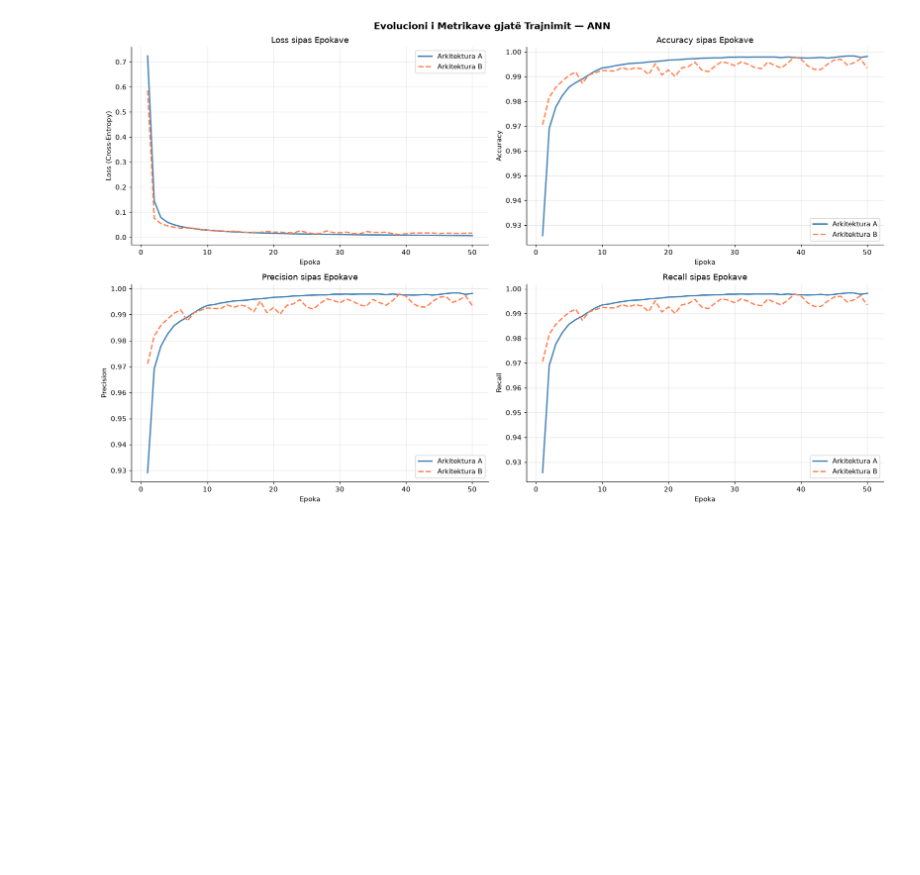
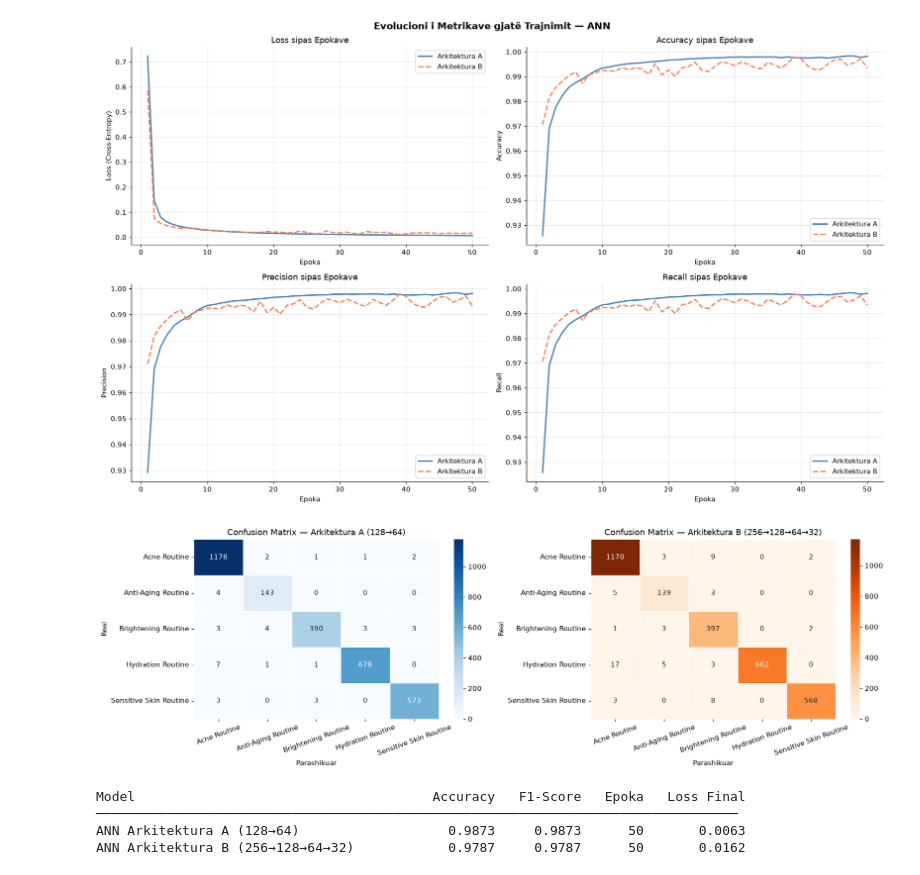
Before and after one commit to Sara587979/AI-Skincare-Personalization, a Jupyter notebook: skincare_ml.ipynb, the cells around one changed output. Drawn from its saved outputs; the diff is of its cells as text; code cells hidden in the pictures; blank space fills up the shorter version.

Commit message:
Confusion Matrix ANN A vs B dhe tabela krahasuese e rezultateve finale

```diff
--- a/skincare_ml.ipynb
+++ b/skincare_ml.ipynb
@@ -1216,3 +1216,42 @@ plt.tight_layout()
 plt.show()
 # %% [output]
 [figure]
+# %%
+# Confusion Matrix dhe krahasimi final A vs B
+fig, axes = plt.subplots(1, 2, figsize=(16, 5))
+
+sns.heatmap(confusion_matrix(y_test_dt, y_pred_ann_a), annot=True, fmt='d', cmap='Blues',
+            xticklabels=class_names_dt, yticklabels=class_names_dt, linewidths=0.5, ax=axes[0])
+axes[0].set_title('Confusion Matrix — Arkitektura A (128→64)')
+axes[0].set_xlabel('Parashikuar')
+axes[0].set_ylabel('Real')
+axes[0].tick_params(axis='x', rotation=20)
+
+sns.heatmap(confusion_matrix(y_test_dt, y_pred_ann_b), annot=True, fmt='d', cmap='Oranges',
+            xticklabels=class_names_dt, yticklabels=class_names_dt, linewidths=0.5, ax=axes[1])
+axes[1].set_title('Confusion Matrix — Arkitektura B (256→128→64→32)')
+axes[1].set_xlabel('Parashikuar')
+axes[1].set_ylabel('Real')
+axes[1].tick_params(axis='x', rotation=20)
+
+plt.tight_layout()
+plt.show()
+
+print(f"\n{'Model':<40} {'Accuracy':>10} {'F1-Score':>10} {'Epoka':>7} {'Loss Final':>12}")
+print("─" * 82)
+for name, y_pred, epochs, loss_final in [
+    ('ANN Arkitektura A (128→64)',        y_pred_ann_a, EPOCHS_A, history_a_loss[-1]),
+    ('ANN Arkitektura B (256→128→64→32)', y_pred_ann_b, EPOCHS_B, history_b_loss[-1]),
+]:
+    acc = accuracy_score(y_test_dt, y_pred)
+    f1  = f1_score(y_test_dt, y_pred, average='weighted')
+    print(f"{name:<40} {acc:>10.4f} {f1:>10.4f} {epochs:>7} {loss_final:>12.4f}")
+
+y_pred_mlp_a = y_pred_ann_a
+y_pred_mlp_b = y_pred_ann_b
+# %% [output]
+[figure, added]
+Model                                      Accuracy   F1-Score   Epoka   Loss Final
+──────────────────────────────────────────────────────────────────────────────────
+ANN Arkitektura A (128→64)                   0.9873     0.9873      50       0.0063
+ANN Arkitektura B (256→128→64→32)            0.9787     0.9787      50       0.0162
```
